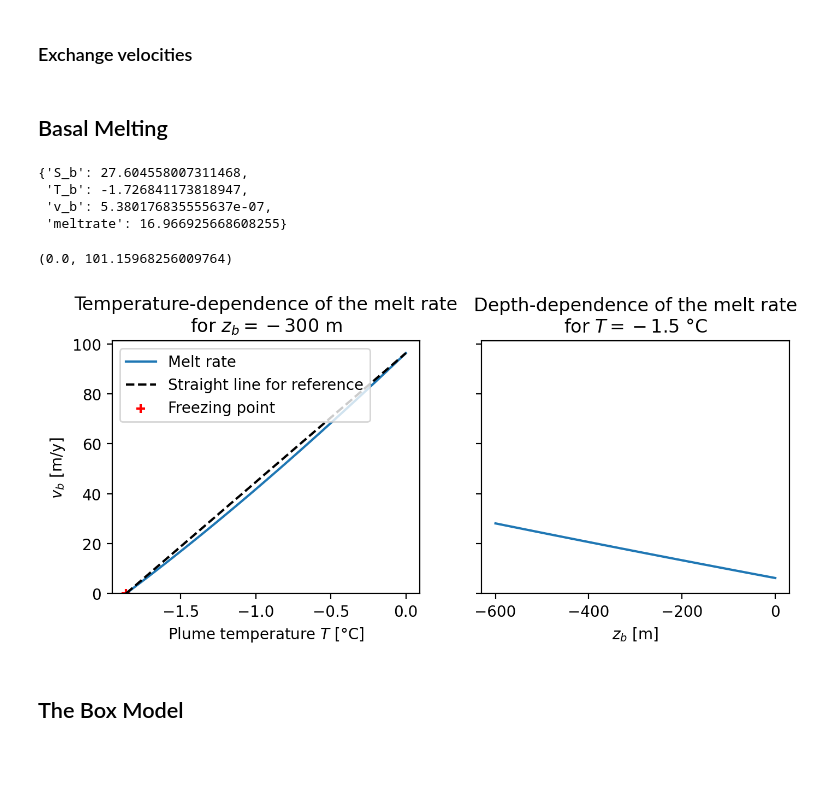
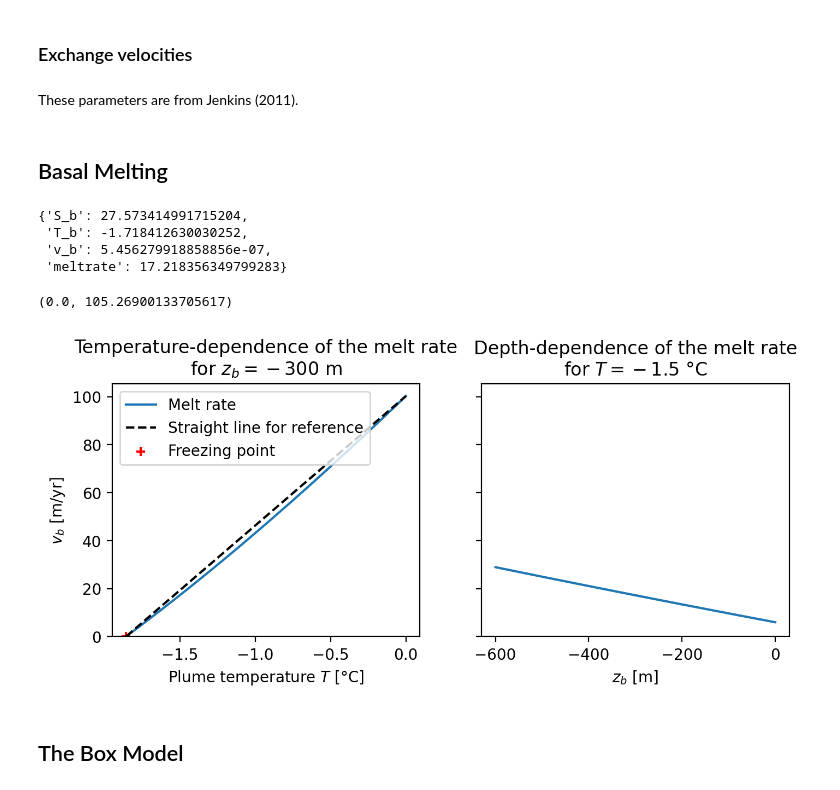
Before and after one commit to markusReinert/79NG-boxmodel, a Jupyter notebook: BoxModel.ipynb, the cells around one changed output. Cells and saved outputs as stored; diff of their text form; code cells hidden in the pictures; blank space fills up the shorter version.

```diff
--- a/BoxModel.ipynb
+++ b/BoxModel.ipynb
@@ -11,6 +11,6 @@ import cmocean  # colormaps for oceanography
 # %% [markdown]
 ## Constants and Settings
 # %%
-s_yr = 3600 * 24 * 365  # factor to convert from seconds to years
+s_yr = 3600 * 24 * 365.2425  # factor to convert from seconds to years
 # %% [markdown]
 ### Thermodynamics
@@ -21,6 +19,10 @@ L = 3.34e5  # latent heat of fusion
 # %%
-y1 = -5.73e-2
-y2 = 8.32e-2
+c_i = 2009  # specific heat capacity for ice
+c_p = 3974  # specific heat capacity for sea water
+L = 3.35e5  # latent heat of fusion
+
+y1 = -0.0573
+y2 = 0.0832
 y3 = 7.61e-4
 
 def freeze(S, z):
@@ -59,4 +63,6 @@ v_e = E_0 * u * sin_alpha  # entrainment velocity
 Q_a = v_e * A  # entrainment transport
 # %% [markdown]
 ### Exchange velocities
+# %% [markdown]
+These parameters are from Jenkins (2011).
 # %%
@@ -97,41 +103,41 @@ def basalmelting(S, T, z_b):
 # %%
 basalmelting(30, -1.5, -300)
 # %% [output]
-{'S_b': 27.604558007311468,
- 'T_b': -1.726841173818947,
- 'v_b': 5.380176835555637e-07,
- 'meltrate': 16.966925668608255}
+{'S_b': 27.573414991715204,
+ 'T_b': -1.718412630030252,
+ 'v_b': 5.456279918858856e-07,
+ 'meltrate': 17.218356349799283}
 # %%
 fig, axs = plt.subplots(ncols=2, figsize=(8, 3), dpi=200, sharey=True)
 
 ax = axs[0]
 S = 30
 T_max = 0
 z_b = -300
 T_fr = freeze(S, z_b)
 T = np.linspace(T_fr, T_max, 100)
 ax.set_title(f"Temperature-dependence of the melt rate\nfor $z_b={z_b}$ m")
 ax.set_xlabel('Plume temperature $T$ [°C]')
-ax.set_ylabel('$v_b$ [m/y]')
+ax.set_ylabel('$v_b$ [m/yr]')
 ax.plot(T, basalmelting(S, T, z_b)["meltrate"], label='Melt rate')
 x = [T_fr, T_max]
 y = [basalmelting(S, T_fr, z_b)["meltrate"], basalmelting(S, T_max, z_b)["meltrate"]]
 ax.plot(x, y, "k--", label='Straight line for reference')
 ax.scatter(T_fr, basalmelting(S, T_fr, z_b)["meltrate"], marker='+', c='red', label='Freezing point')
 ax.legend()
 
 ax = axs[1]
 T = -1.5
 z_bot = -600
 z_top = 0
 z_b = np.linspace(z_bot, z_top, 100)
 ax.set_title(f"Depth-dependence of the melt rate\nfor $T={T}$ °C")
 ax.set_xlabel('$z_b$ [m]')
 ax.plot(z_b, basalmelting(S, T, z_b)["meltrate"])
 ax.set_ylim(0)
 # %% [output]
-(0.0, 101.15968256009764)
+(0.0, 105.26900133705617)
-[figure, old version]
+[figure, new version]
 # %% [markdown]
 ## The Box Model
 # %% [markdown]
```
Also changed, not shown: parts of 6 cells of this notebook.
